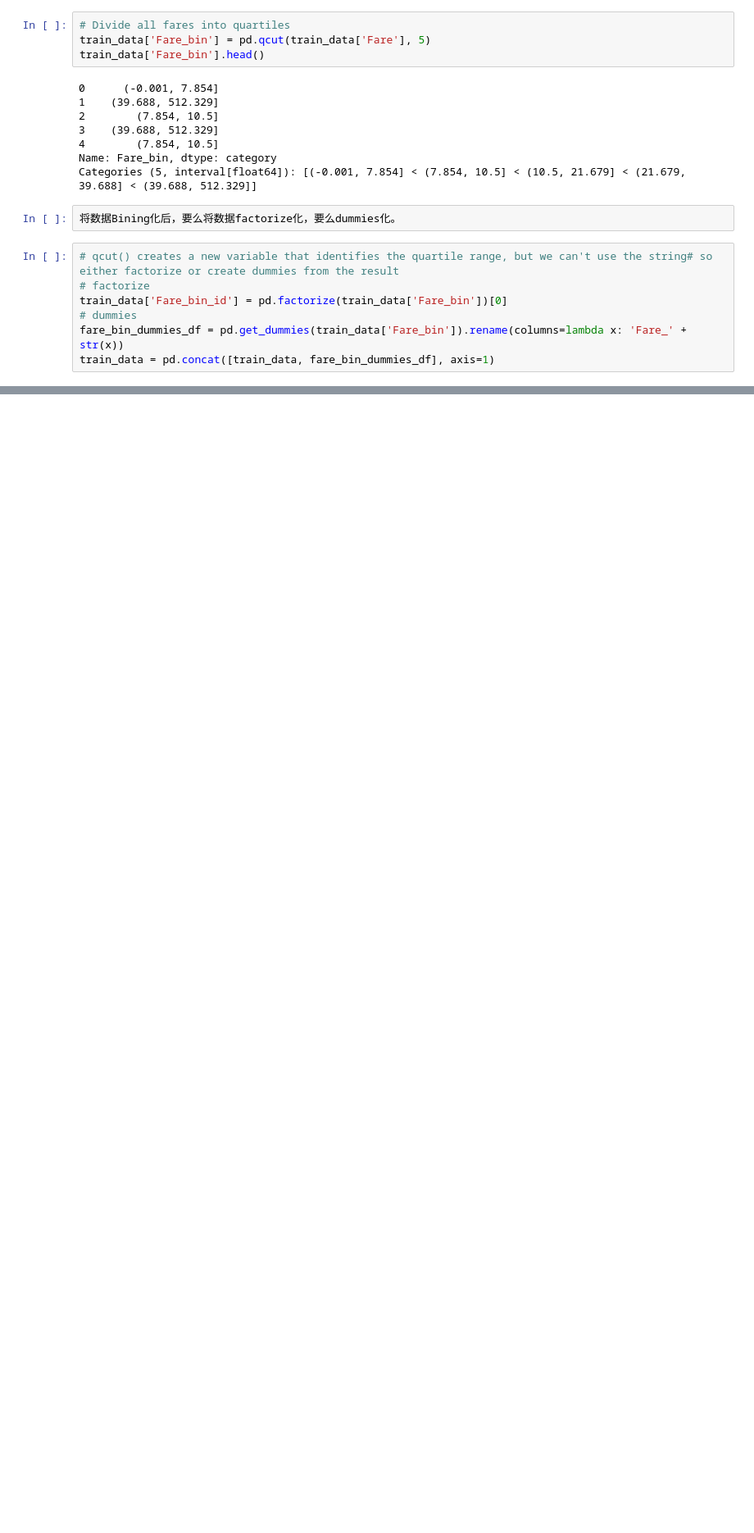
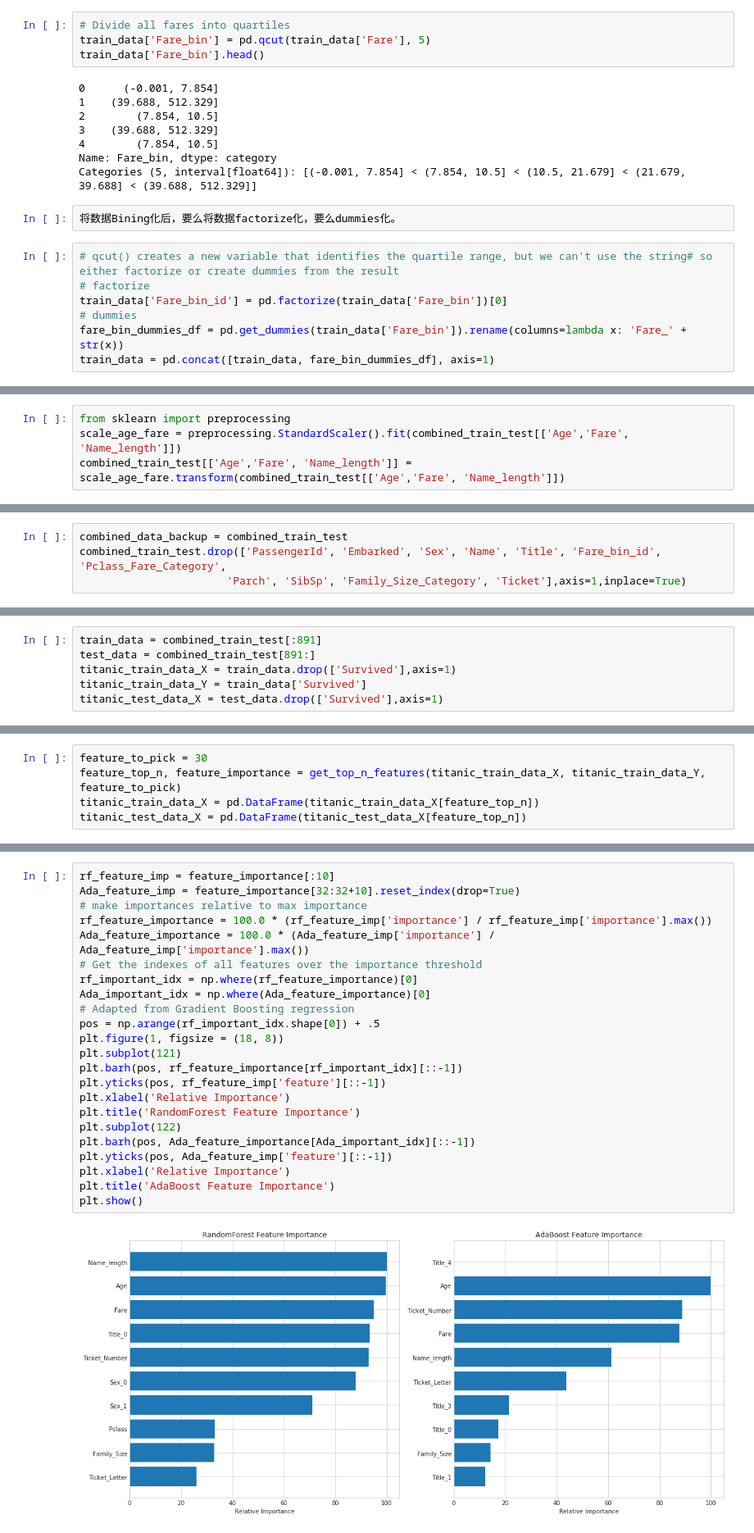
Before and after one commit to gausshuang/titanic, a Jupyter notebook: titanicNord.ipynb, the cells around one changed output, grey strips where cells are left out. Shown: that part at 82% size. Cells and saved outputs as stored; diff of their text form; blank space fills up the shorter version.

Commit message:
add all Kaggle Titanic 生存预测比赛超完整笔记 上 中 下

```diff
--- a/titanicNord.ipynb
+++ b/titanicNord.ipynb
@@ -563,0 +874,4 @@ train_data = pd.concat([train_data, fare_bin_dummies_df], axis=1)
+# %%
+from sklearn import preprocessing
+scale_age_fare = preprocessing.StandardScaler().fit(combined_train_test[['Age','Fare', 'Name_length']])
+combined_train_test[['Age','Fare', 'Name_length']] = scale_age_fare.transform(combined_train_test[['Age','Fare', 'Name_length']])
@@ -563,0 +884,4 @@ train_data = pd.concat([train_data, fare_bin_dummies_df], axis=1)
+# %%
+combined_data_backup = combined_train_test
+combined_train_test.drop(['PassengerId', 'Embarked', 'Sex', 'Name', 'Title', 'Fare_bin_id', 'Pclass_Fare_Category',
+                       'Parch', 'SibSp', 'Family_Size_Category', 'Ticket'],axis=1,inplace=True)
@@ -563,0 +890,6 @@ train_data = pd.concat([train_data, fare_bin_dummies_df], axis=1)
+# %%
+train_data = combined_train_test[:891]
+test_data = combined_train_test[891:]
+titanic_train_data_X = train_data.drop(['Survived'],axis=1)
+titanic_train_data_Y = train_data['Survived']
+titanic_test_data_X = test_data.drop(['Survived'],axis=1)
@@ -563,0 +997,5 @@ train_data = pd.concat([train_data, fare_bin_dummies_df], axis=1)
+# %%
+feature_to_pick = 30
+feature_top_n, feature_importance = get_top_n_features(titanic_train_data_X, titanic_train_data_Y, feature_to_pick)
+titanic_train_data_X = pd.DataFrame(titanic_train_data_X[feature_top_n])
+titanic_test_data_X = pd.DataFrame(titanic_test_data_X[feature_top_n])
@@ -563,0 +1081,25 @@ train_data = pd.concat([train_data, fare_bin_dummies_df], axis=1)
+# %%
+rf_feature_imp = feature_importance[:10]
+Ada_feature_imp = feature_importance[32:32+10].reset_index(drop=True)
+# make importances relative to max importance
+rf_feature_importance = 100.0 * (rf_feature_imp['importance'] / rf_feature_imp['importance'].max())
+Ada_feature_importance = 100.0 * (Ada_feature_imp['importance'] / Ada_feature_imp['importance'].max())
+# Get the indexes of all features over the importance threshold
+rf_important_idx = np.where(rf_feature_importance)[0]
+Ada_important_idx = np.where(Ada_feature_importance)[0]
+# Adapted from Gradient Boosting regression
+pos = np.arange(rf_important_idx.shape[0]) + .5
+plt.figure(1, figsize = (18, 8))
+plt.subplot(121)
+plt.barh(pos, rf_feature_importance[rf_important_idx][::-1])
+plt.yticks(pos, rf_feature_imp['feature'][::-1])
+plt.xlabel('Relative Importance')
+plt.title('RandomForest Feature Importance')
+plt.subplot(122)
+plt.barh(pos, Ada_feature_importance[Ada_important_idx][::-1])
+plt.yticks(pos, Ada_feature_imp['feature'][::-1])
+plt.xlabel('Relative Importance')
+plt.title('AdaBoost Feature Importance')
+plt.show()
+# %% [output]
+[figure, added]
```
Also changed, not shown: parts of 71 cells of this notebook.
